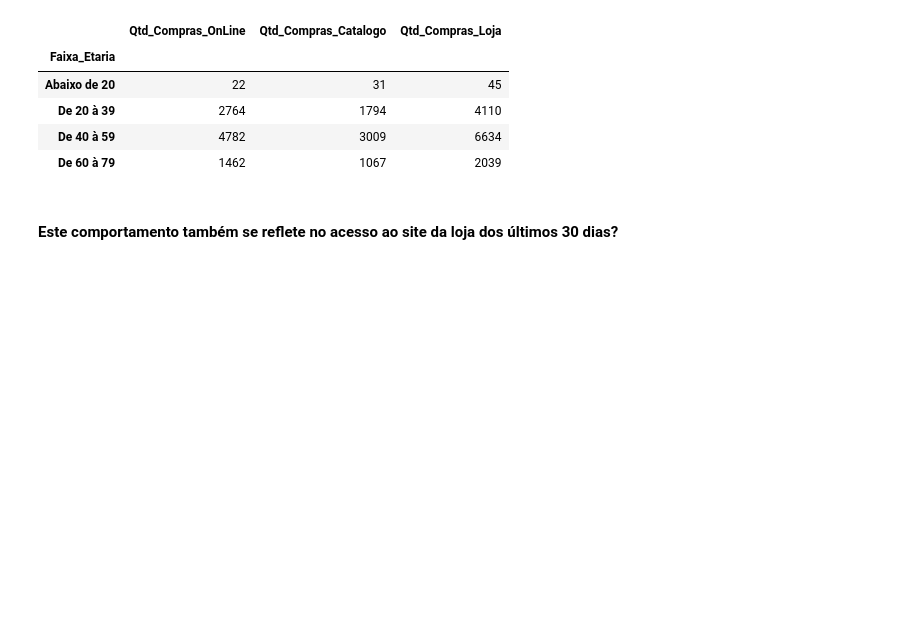
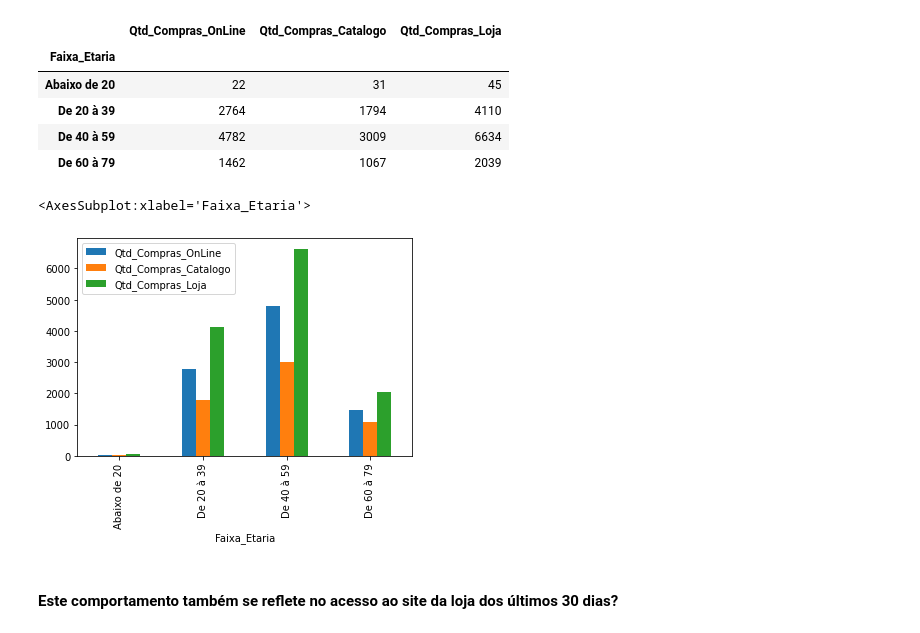
Before and after one commit to luiseraldo/Curso_DS_Degree, a Jupyter notebook: Projeto_Modulo_04/projeto_modulo_04.ipynb, the cells around one changed output. Drawn from its saved outputs; the diff is of its cells as text; code cells hidden in the pictures; blank space fills up the shorter version.

```diff
--- a/Projeto_Modulo_04/projeto_modulo_04.ipynb
+++ b/Projeto_Modulo_04/projeto_modulo_04.ipynb
@@ -455,6 +395,11 @@ plot = plt.show()
 #### Apresentando os principais grupos de Faixa Etária por estilo de compra (online, loja física, etc)
 # %%
-df.groupby(['Faixa_Etaria'])[['Qtd_Compras_OnLine', 'Qtd_Compras_Catalogo', 'Qtd_Compras_Loja']].agg('sum')
+##################
+# Airton #########
+##################
+
+df_estilo_compra = df.groupby(['Faixa_Etaria'])[['Qtd_Compras_OnLine', 'Qtd_Compras_Catalogo', 'Qtd_Compras_Loja']].agg('sum')
+df_estilo_compra
 # %% [output]
 |  | Qtd_Compras_OnLine | Qtd_Compras_Catalogo | Qtd_Compras_Loja |
 | Faixa_Etaria |  |  |  |
@@ -462,6 +407,11 @@ df.groupby(['Faixa_Etaria'])[['Qtd_Compras_OnLine', 'Qtd_Compras_Catalogo', 'Qtd
 | De 20 à 39 | 2764 | 1794 | 4110 |
 | De 40 à 59 | 4782 | 3009 | 6634 |
 | De 60 à 79 | 1462 | 1067 | 2039 |
+# %%
+df_estilo_compra.plot.bar()
+# %% [output]
+<AxesSubplot:xlabel='Faixa_Etaria'>
+[figure, added]
 # %% [markdown]
 #### Este comportamento também se reflete no acesso ao site da loja dos últimos 30 dias?
 # %%
```
Also changed, not shown: parts of 37 cells of this notebook.
